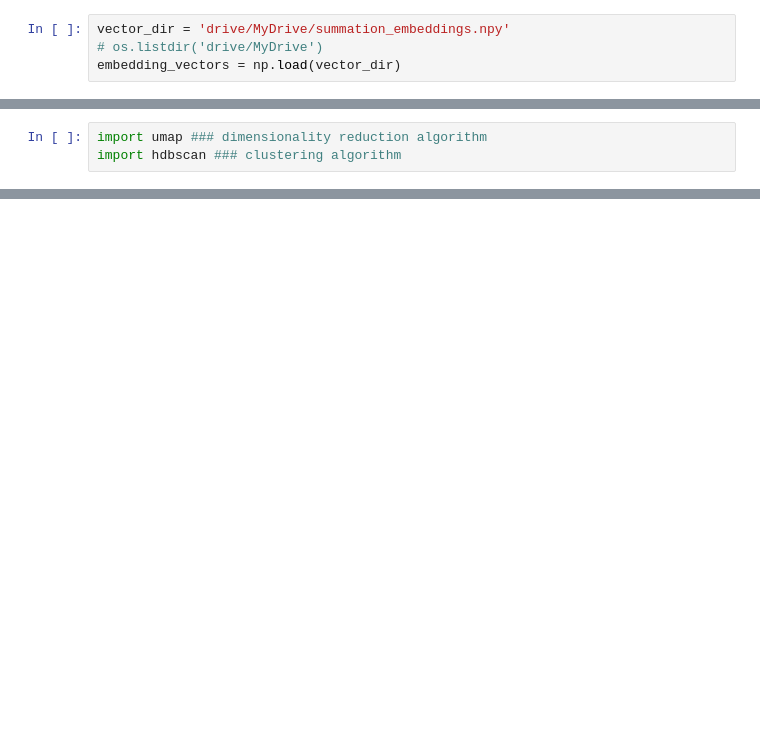
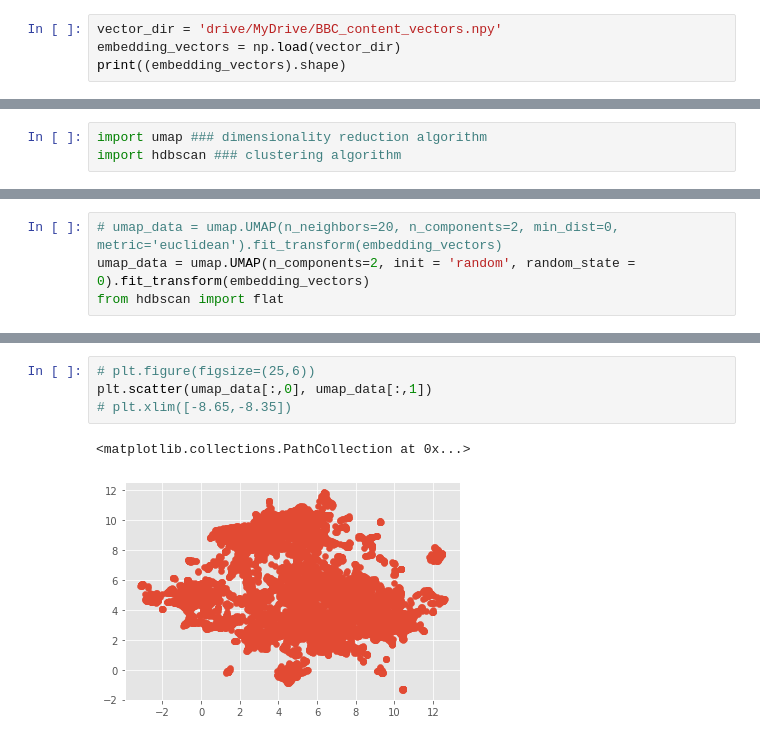
Before and after one commit to malinphy/e_repo, a Jupyter notebook: bbc_data_EDA.ipynb, the cells around one changed output, grey strips where cells are left out. Cells and saved outputs as stored; diff of their text form; blank space fills up the shorter version.

```diff
--- a/bbc_data_EDA.ipynb
+++ b/bbc_data_EDA.ipynb
@@ -273,4 +302,4 @@ clustering
 # %%
-vector_dir = 'drive/MyDrive/summation_embeddings.npy'
-# os.listdir('drive/MyDrive')
+vector_dir = 'drive/MyDrive/BBC_content_vectors.npy'
 embedding_vectors = np.load(vector_dir)
+print((embedding_vectors).shape)
@@ -285,2 +316,6 @@ umap_embeddings = umap.UMAP(n_neighbors=15,
+# %%
+# umap_data = umap.UMAP(n_neighbors=20, n_components=2, min_dist=0, metric='euclidean').fit_transform(embedding_vectors)
+umap_data = umap.UMAP(n_components=2, init = 'random', random_state = 0).fit_transform(embedding_vectors)
+from hdbscan import flat
 # %%
 cluster = hdbscan.HDBSCAN(
@@ -290,0 +336,7 @@ cluster = hdbscan.HDBSCAN(
+# %%
+# plt.figure(figsize=(25,6))
+plt.scatter(umap_data[:,0], umap_data[:,1])
+# plt.xlim([-8.65,-8.35])
+# %% [output]
+<matplotlib.collections.PathCollection at 0x...>
+[figure, added]
```
Also changed, not shown: parts of 16 cells of this notebook.
